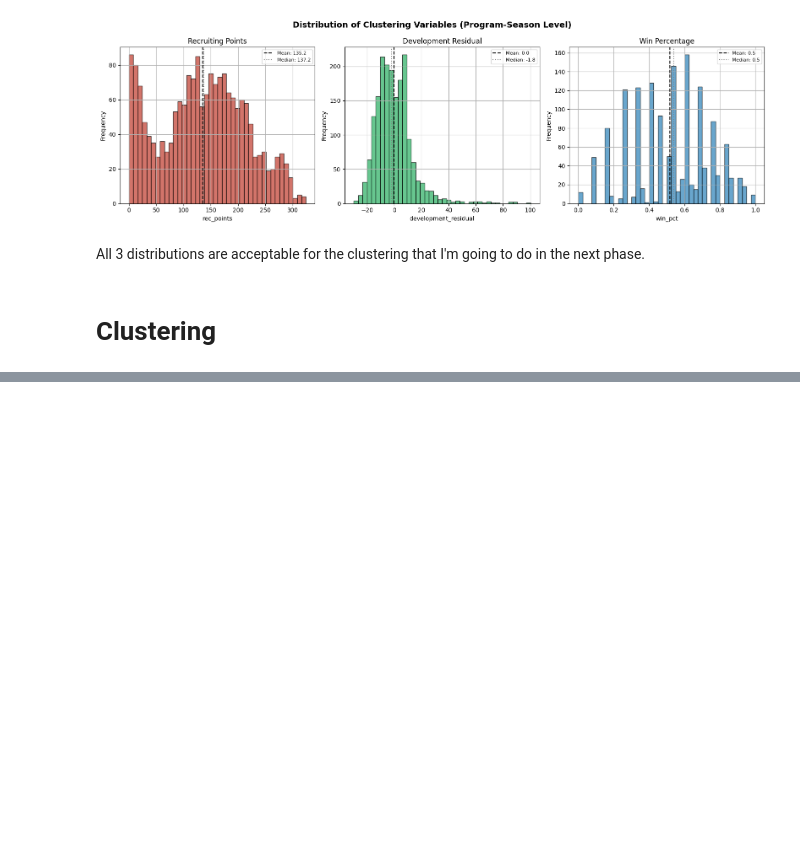
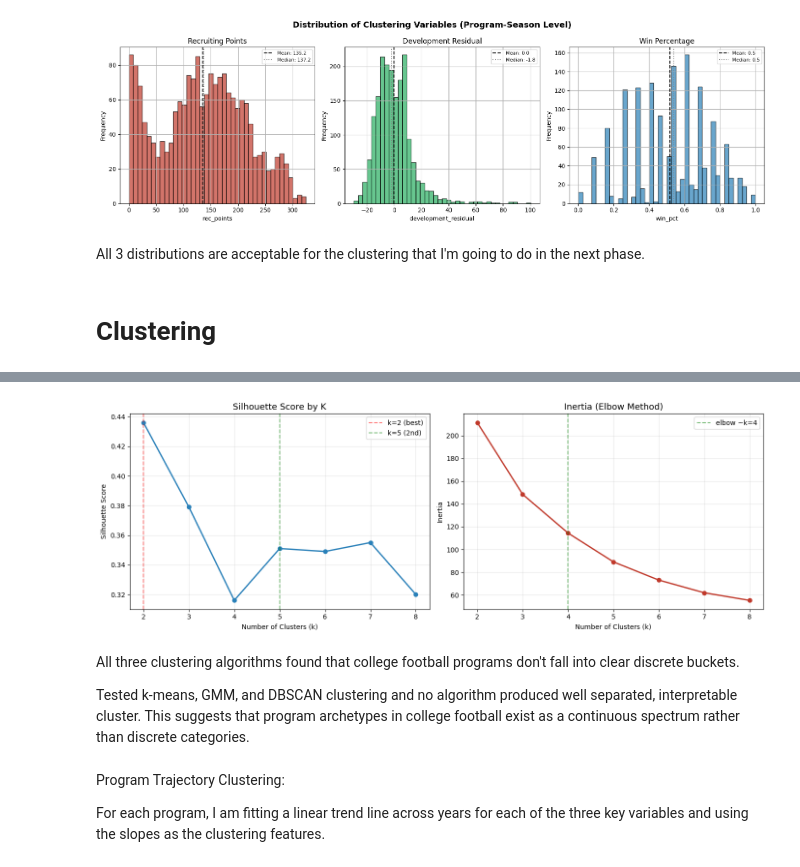
Before and after one commit to mjb514-DSAN/5200-project, a Jupyter notebook: EDA.ipynb, the cells around one changed output, grey strips where cells are left out. Saved outputs shown, nothing was run; the diff lists cells and outputs as text; code cells hidden in the pictures; blank space fills up the shorter version.

Commit message:
Finished EDA + building theme
finished EDA phase with clustering, then built theme for visualizations to follow and tested it out

```diff
--- a/EDA.ipynb
+++ b/EDA.ipynb
@@ -692,0 +824,38 @@ All 3 distributions are acceptable for the clustering that I'm going to do in th
+# %%
+fig, axes = plt.subplots(1, 2, figsize=(14, 5))
+
+ks = range(2, 9)
+silhouettes = [0.436, 0.379, 0.316, 0.351, 0.349, 0.355, 0.320]
+inertias = [211.4, 148.4, 114.4, 89.1, 73.1, 62.0, 55.3]
+
+# Silhouette scores
+axes[0].plot(ks, silhouettes, marker="o", linewidth=2, color="#2980b9")
+axes[0].set_title("Silhouette Score by K", fontsize=13)
+axes[0].set_xlabel("Number of Clusters (k)")
+axes[0].set_ylabel("Silhouette Score")
+axes[0].axvline(x=2, color="red", linestyle="--", alpha=0.5, label="k=2 (best)")
+axes[0].axvline(x=5, color="green", linestyle="--", alpha=0.5, label="k=5 (2nd)")
+axes[0].legend()
+axes[0].grid(alpha=0.3)
+
+# Elbow plot
+axes[1].plot(ks, inertias, marker="o", linewidth=2, color="#c0392b")
+axes[1].set_title("Inertia (Elbow Method)", fontsize=13)
+axes[1].set_xlabel("Number of Clusters (k)")
+axes[1].set_ylabel("Inertia")
+axes[1].axvline(x=4, color="green", linestyle="--", alpha=0.5, label="elbow ~k=4")
+axes[1].legend()
+axes[1].grid(alpha=0.3)
+
+plt.tight_layout()
+plt.show()
+# %% [output]
+[figure, added]
+# %% [markdown]
+All three clustering algorithms found that college football programs don't fall into clear discrete buckets.
+
+Tested k-means, GMM, and DBSCAN clustering and no algorithm produced well separated, interpretable cluster. This suggests that program archetypes in college football exist as a continuous spectrum rather than discrete categories.
+# %% [markdown]
+Program Trajectory Clustering:
+
+For each program, I am fitting a linear trend line across years for each of the three key variables and using the slopes as the clustering features.
```
Also changed, not shown: parts of 16 cells of this notebook, 2 other files.
